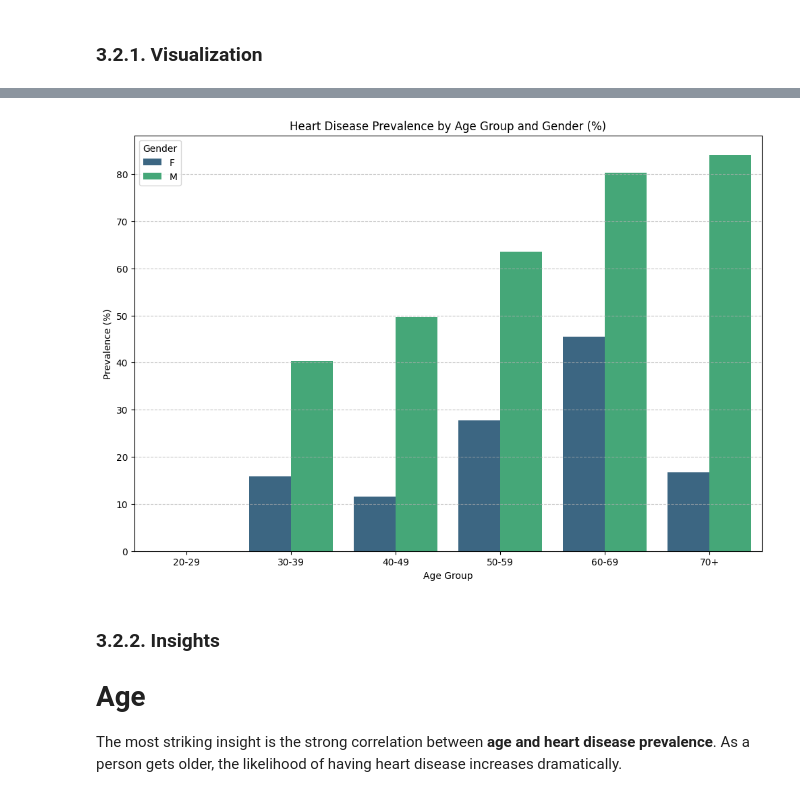
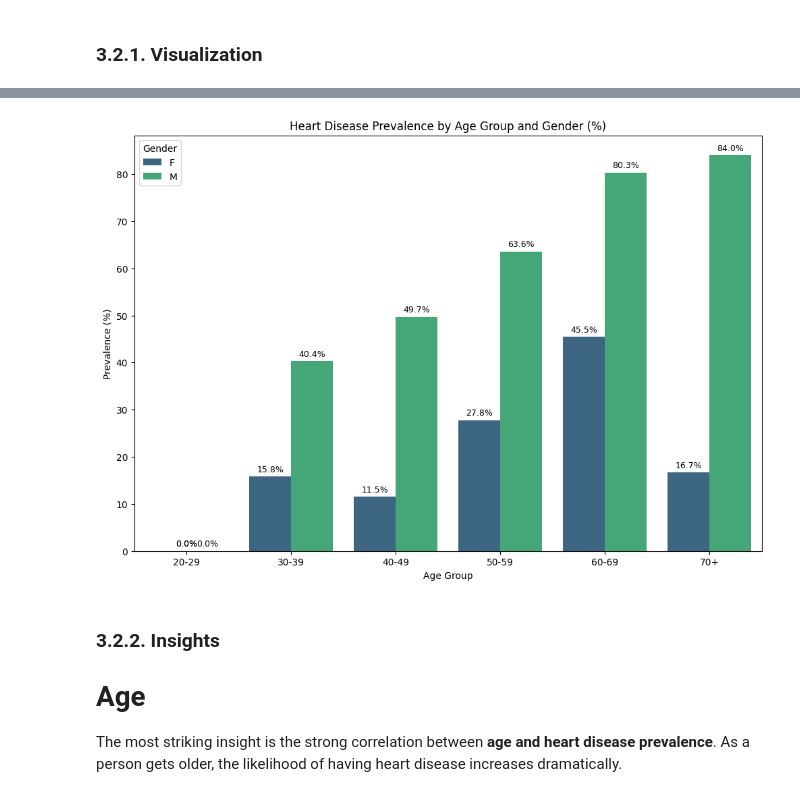
Before and after one commit to ngocle03/Heart-Failure-Prediction-Dataset, a Jupyter notebook: Final_Project.ipynb, the cells around one changed output, grey strips where cells are left out. Cells and saved outputs as stored; diff of their text form; code cells hidden in the pictures.

```diff
--- a/Final_Project.ipynb
+++ b/Final_Project.ipynb
@@ -174,7 +191,16 @@ age_prevalence = df.groupby('AgeGroup')['HeartDisease'].mean().reset_index()
 age_prevalence['HeartDisease'] = age_prevalence['HeartDisease'] * 100
 
 plt.figure(figsize=(10, 6))
-sns.barplot(x='AgeGroup', y='HeartDisease', data=age_prevalence, palette='YlOrRd')
+ax = sns.barplot(x='AgeGroup', y='HeartDisease', data=age_prevalence, palette='YlOrRd')
+
+for p in ax.patches:
+    ax.text(
+        p.get_x() + p.get_width() / 2.,   # x position
+        p.get_height() + 1,              # y position
+        f'{p.get_height():.1f}%',        # label
+        ha='center'
+    )
+
 plt.title('Heart Disease Prevalence by Age Group (%)')
 plt.xlabel('Age Group')
 plt.ylabel('Prevalence (%)')
@@ -206,27 +235,34 @@ Passing `palette` without assigning `hue` is deprecated and will be removed in v
 # %%
 # Calculate heart disease prevalence by both age group and gender
 grouped_prevalence = df.groupby(['AgeGroup', 'Sex'])['HeartDisease'].mean().reset_index()
 grouped_prevalence['HeartDisease'] = grouped_prevalence['HeartDisease'] * 100
 
 # Create the grouped bar chart
 plt.figure(figsize=(12, 8))
-sns.barplot(
+ax = sns.barplot(
     x='AgeGroup',
     y='HeartDisease',
-    hue='Sex',  # This line creates the two columns (male and female)
+    hue='Sex',
     data=grouped_prevalence,
     palette='viridis'
 )
+
+for p in ax.patches:
+    ax.text(
+        p.get_x() + p.get_width() / 2.,   # center of bar
+        p.get_height() + 1,              # slightly above bar
+        f'{p.get_height():.1f}%',        # percentage format
+        ha='center', fontsize=9
+    )
 
 plt.title('Heart Disease Prevalence by Age Group and Gender (%)')
 plt.xlabel('Age Group')
 plt.ylabel('Prevalence (%)')
 plt.legend(title='Gender')
-plt.grid(axis='y', linestyle='--', alpha=0.7)
 plt.savefig('age_gender_prevalence_bar.png')
 plt.show()
 # %% [output]
-[figure, old version]
+[figure, new version]
 # %% [markdown]
 ### 3.2.2. Insights
 
```
Also changed, not shown: parts of 9 cells of this notebook.
